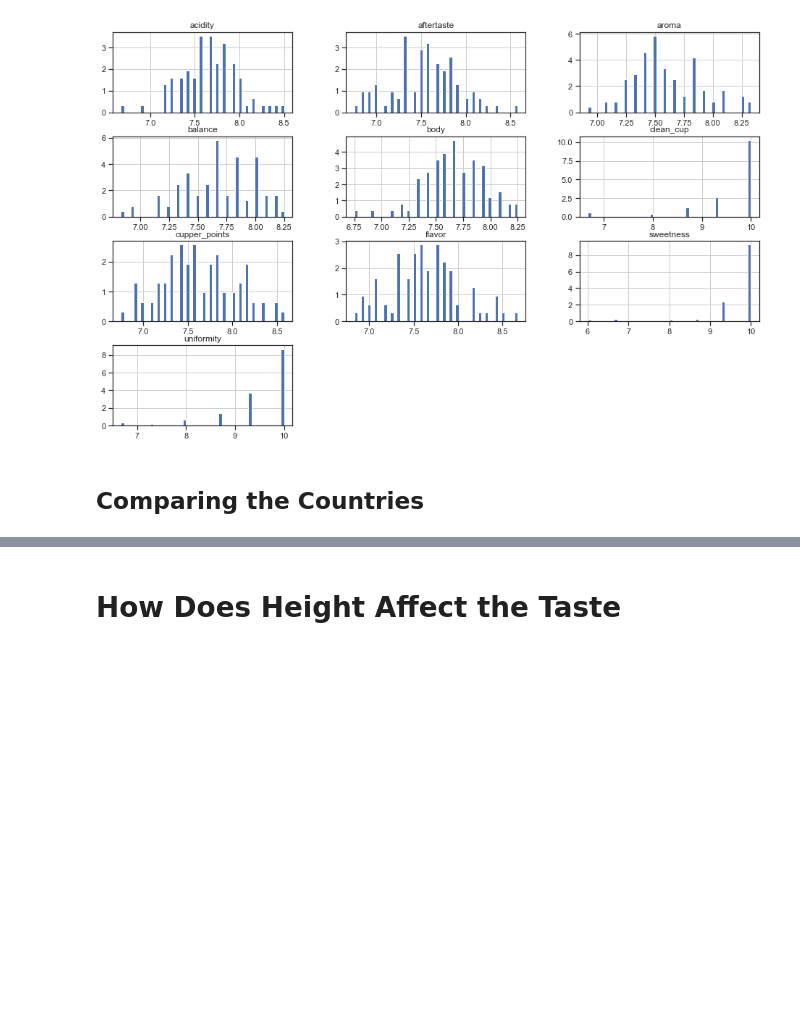
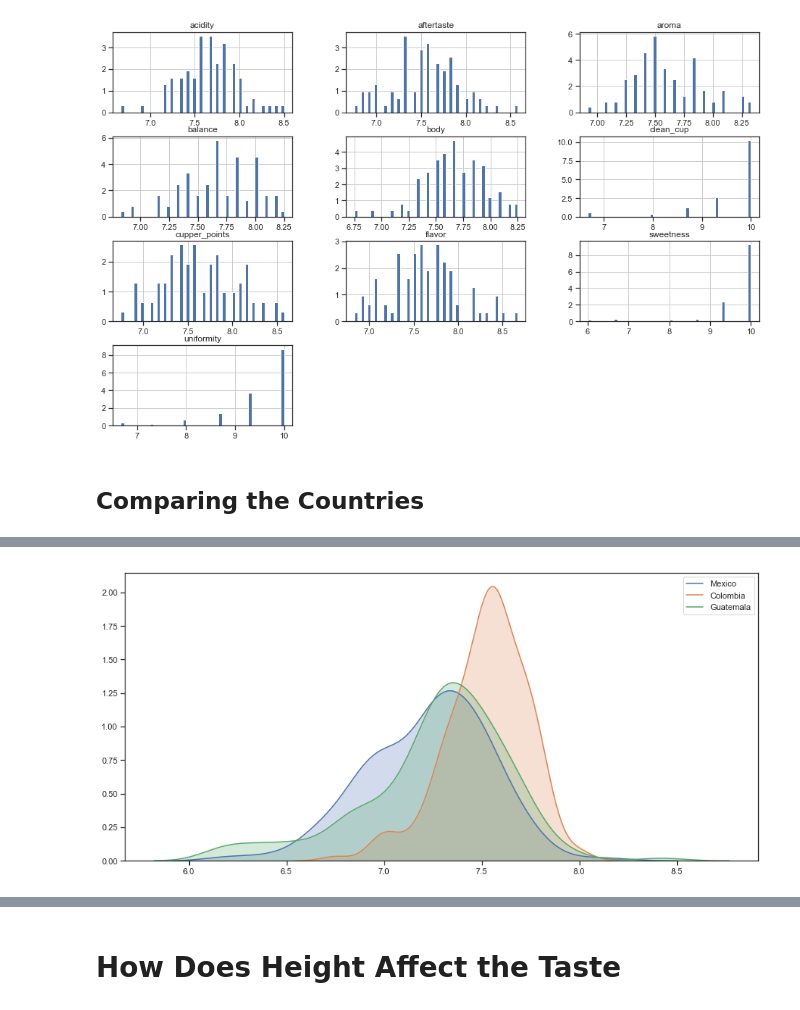
Before and after one commit to Evelyn-H/Data-Analysis-Course, a Jupyter notebook: Coffee Explorations.ipynb, the cells around one changed output, grey strips where cells are left out. Drawn from its saved outputs; the diff is of its cells as text; code cells hidden in the pictures; blank space fills up the shorter version.

```diff
--- a/Coffee Explorations.ipynb
+++ b/Coffee Explorations.ipynb
@@ -347,0 +366,5 @@ array([[<matplotlib.axes._subplots.AxesSubplot object at 0x...>,
+# %%
+# sweetness
+plot_distrib(df, "aftertaste", ["Mexico", "Colombia", "Guatemala"])
+# %% [output]
+[figure, added]
```
Also changed, not shown: parts of 9 cells of this notebook.
